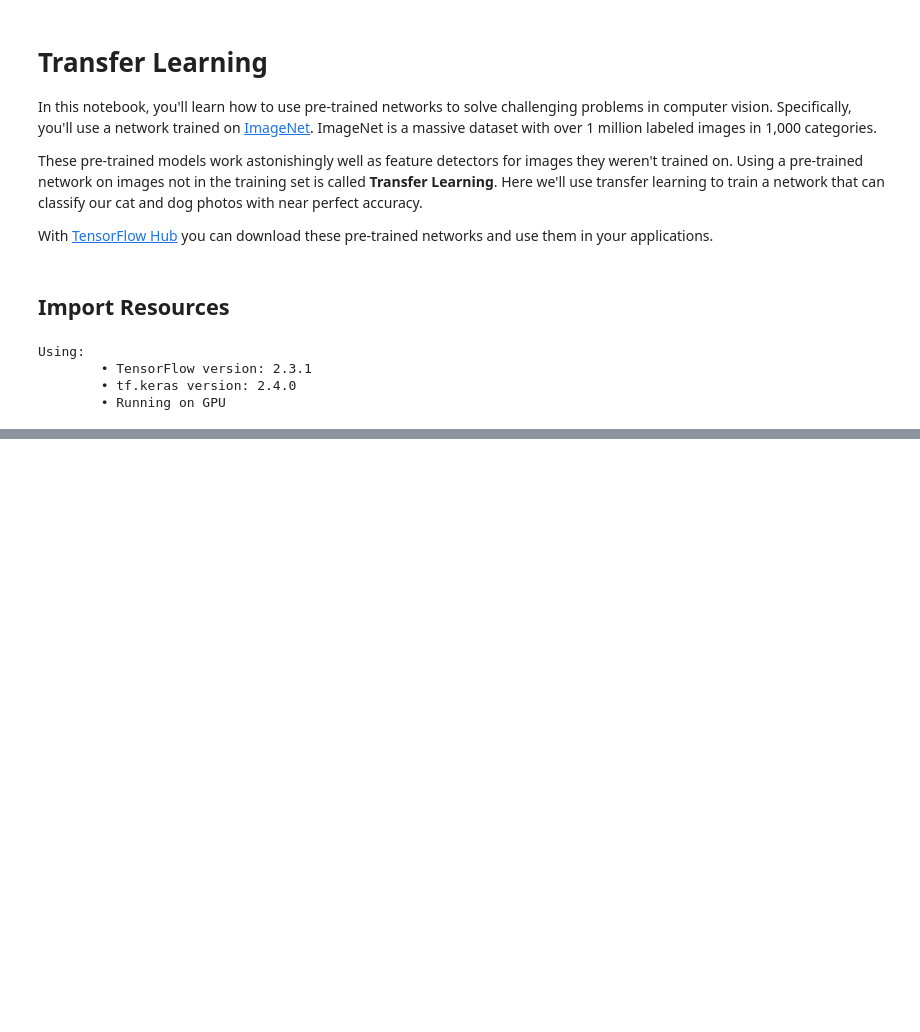
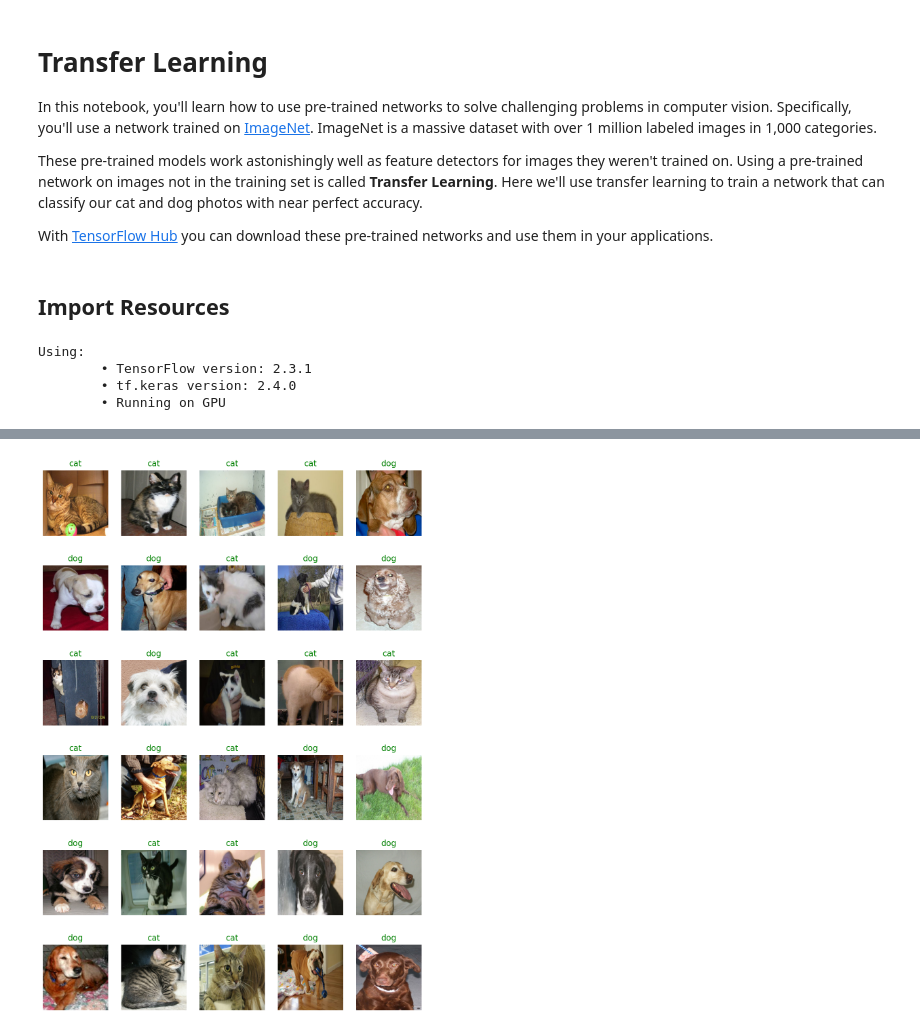
Before and after one commit to ongsterr/ml_tf, a Jupyter notebook: 03_deep_learning/transfer_learning.ipynb, the cells around one changed output, grey strips where cells are left out. Cells and saved outputs as stored; diff of their text form; code cells hidden in the pictures; blank space fills up the shorter version.

```diff
--- a/03_deep_learning/transfer_learning.ipynb
+++ b/03_deep_learning/transfer_learning.ipynb
@@ -39,0 +151,8 @@ Using:
+# %%
+
+URL = "https://tfhub.dev/google/tf2-preview/mobilenet_v2/feature_vector/4"
+
+feature_extractor = hub.KerasLayer(URL, input_shape=(image_size, image_size, 3))
+# %%
+# freeze the weights and biases in our pre-trained model
+feature_extractor.trainable = False
@@ -39,0 +161,7 @@ Using:
+# %%
+model = tf.keras.Sequential([
+    feature_extractor,
+    tf.keras.layers.Dense(2, activation='softmax')
+])
+
+model.summary()
@@ -39,0 +282,10 @@ Using:
+# %%
+model.compile(
+    optimizer='adam',
+    loss='sparse_categorical_crossentropy',
+    metrics=['accuracy']
+)
+
+epochs = 10
+
+history = model.fit(training_batch, epochs=epochs, validation_data=val_batch)
@@ -39,0 +313,16 @@ Using:
+# %%
+for image_batch, label_batch in test_batch.take(1):
+    ps = model.predict(image_batch)
+    images = image_batch.numpy().squeeze()
+    labels = label_batch.numpy()
+
+plt.figure(figsize=(10,15))
+
+for n in range(30):
+    plt.subplot(6,5,n+1)
+    plt.imshow(images[n], cmap=plt.cm.binary)
+    color = 'green' if np.argmax(ps[n]) == labels[n] else 'red'
+    plt.title(class_names[np.argmax(ps[n])], color=color)
+    plt.axis('off')
+# %% [output]
+[figure, added]
```
Also changed, not shown: parts of 18 cells of this notebook.
